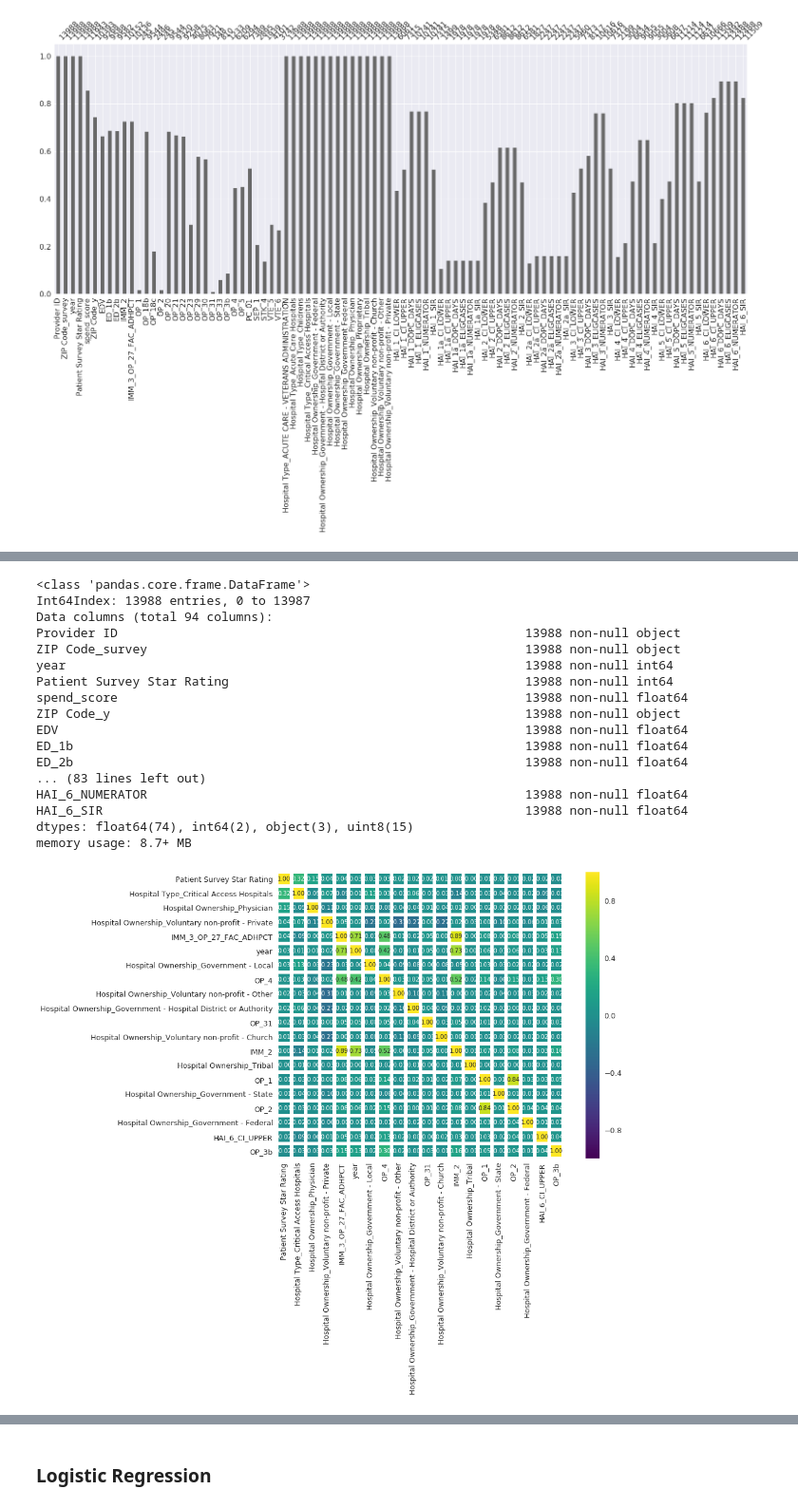
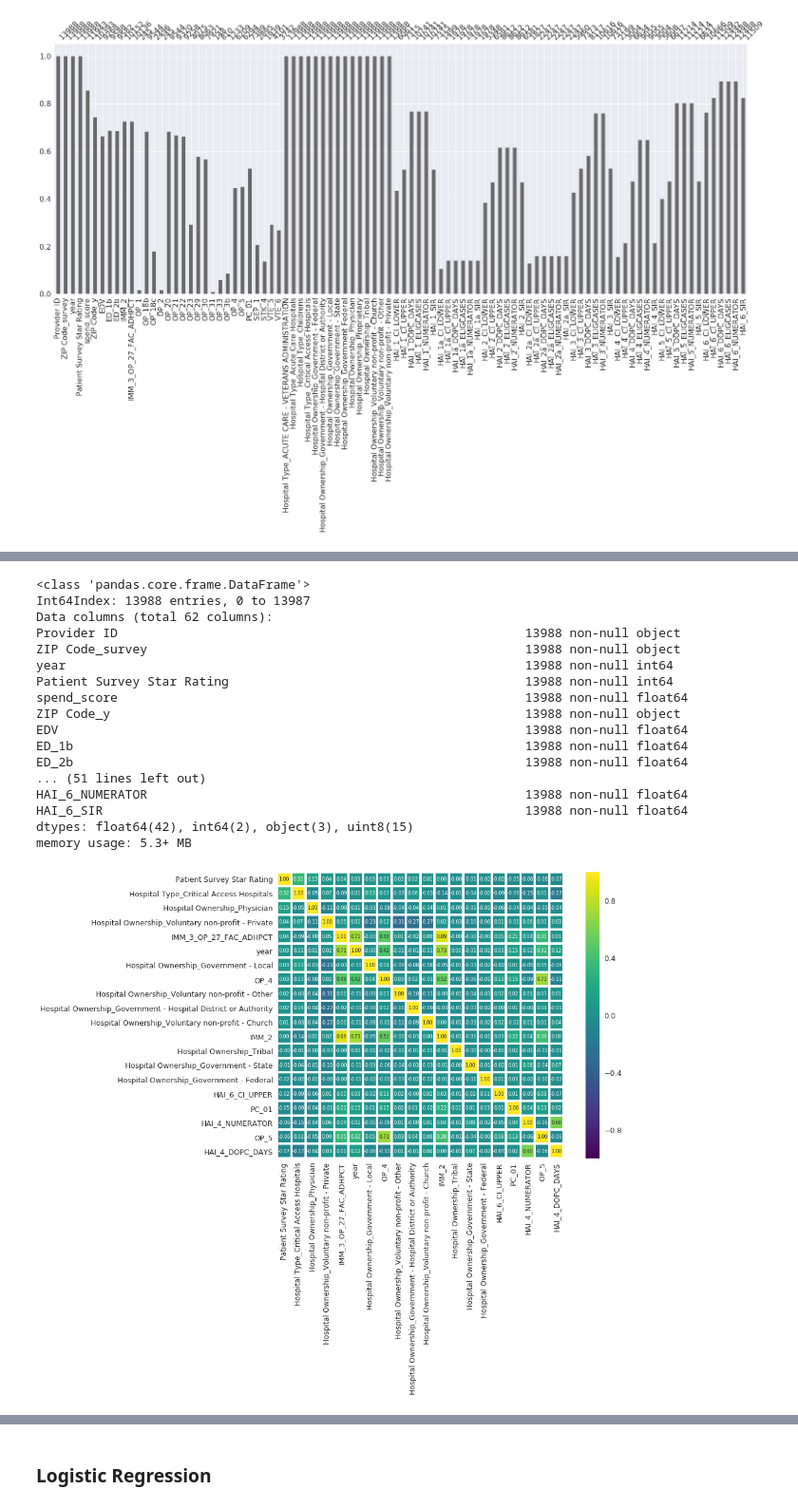
Before and after one commit to jlau42/Medicare_Hospital_Classifier, a Jupyter notebook: Medicare.ipynb, the cells around one changed output, grey strips where cells are left out. Shown at 95% size. Drawn from its saved outputs; the diff is of its cells as text; code cells hidden in the pictures.

```diff
--- a/Medicare.ipynb
+++ b/Medicare.ipynb
@@ -746,9 +439,16 @@ survey_te_hos_infect_zeros = survey_te_hos_infect.fillna(0)
+# %%
+# creating new dataframe with dropped columns and missing data filled with 0
+survey_te_hos_infect_zeros = survey_te_hos_infect.fillna(0).drop(columns = ['OP_1','OP_2','OP_18c','OP_23','OP_31','OP_33','OP_3b','SEP_1', 'STK_4',
+'VTE_5', 'VTE_6','HAI_1_CI_LOWER','HAI_1_CI_UPPER', 'HAI_1_DOPC_DAYS', 'HAI_1_ELIGCASES','HAI_1a_CI_LOWER',
+'HAI_1a_CI_UPPER','HAI_1a_DOPC_DAYS','HAI_1a_ELIGCASES','HAI_1a_NUMERATOR','HAI_1a_SIR','HAI_1_NUMERATOR',
+'HAI_1_SIR','HAI_2a_CI_LOWER','HAI_2a_CI_UPPER', 'HAI_2a_DOPC_DAYS', 'HAI_2a_ELIGCASES',
+'HAI_2a_NUMERATOR', 'HAI_2a_SIR', 'HAI_4_CI_LOWER', 'HAI_4_CI_UPPER','HAI_4_SIR'])
 # %%
 survey_te_hos_infect_zeros.info()
 # %% [output]
 <class 'pandas.core.frame.DataFrame'>
 Int64Index: 13988 entries, 0 to 13987
-Data columns (total 94 columns):
+Data columns (total 62 columns):
 Provider ID                                                       13988 non-null object
 ZIP Code_survey                                                   13988 non-null object
 year                                                              13988 non-null int64
@@ -758,21 +458,21 @@ ZIP Code_y                                                        13988 non-null
 EDV                                                               13988 non-null float64
 ED_1b                                                             13988 non-null float64
 ED_2b                                                             13988 non-null float64
-... (83 lines left out)
+... (51 lines left out)
 HAI_6_NUMERATOR                                                   13988 non-null float64
 HAI_6_SIR                                                         13988 non-null float64
-dtypes: float64(74), int64(2), object(3), uint8(15)
-memory usage: 8.7+ MB
+dtypes: float64(42), int64(2), object(3), uint8(15)
+memory usage: 5.3+ MB
 # %%
 corrlist = survey_te_hos_infect_zeros.corr()
 
 k = 20
 cols = corrlist.nlargest(k, 'Patient Survey Star Rating')['Patient Survey Star Rating'].index
 cm = np.corrcoef(survey_te_hos_infect_zeros[cols].values.T)
 sns.set(font_scale=1.25)
 f, ax = plt.subplots(figsize=(12, 9))
-hm = sns.heatmap(cm, cbar=True, annot=True, square=True, fmt='.2f', annot_kws={'size': 10}, linewidth = 5,
+hm = sns.heatmap(cm, cbar=True, annot=True, square=True, fmt='.2f', annot_kws={'size': 8}, linewidth = 3,
                  yticklabels=cols.values, xticklabels=cols.values, cmap = 'viridis', linecolor = 'white')
 plt.show()
 # %% [output]
-[figure, old version]
+[figure, new version]
```
Also changed, not shown: parts of 60 cells of this notebook, 1 other file.
